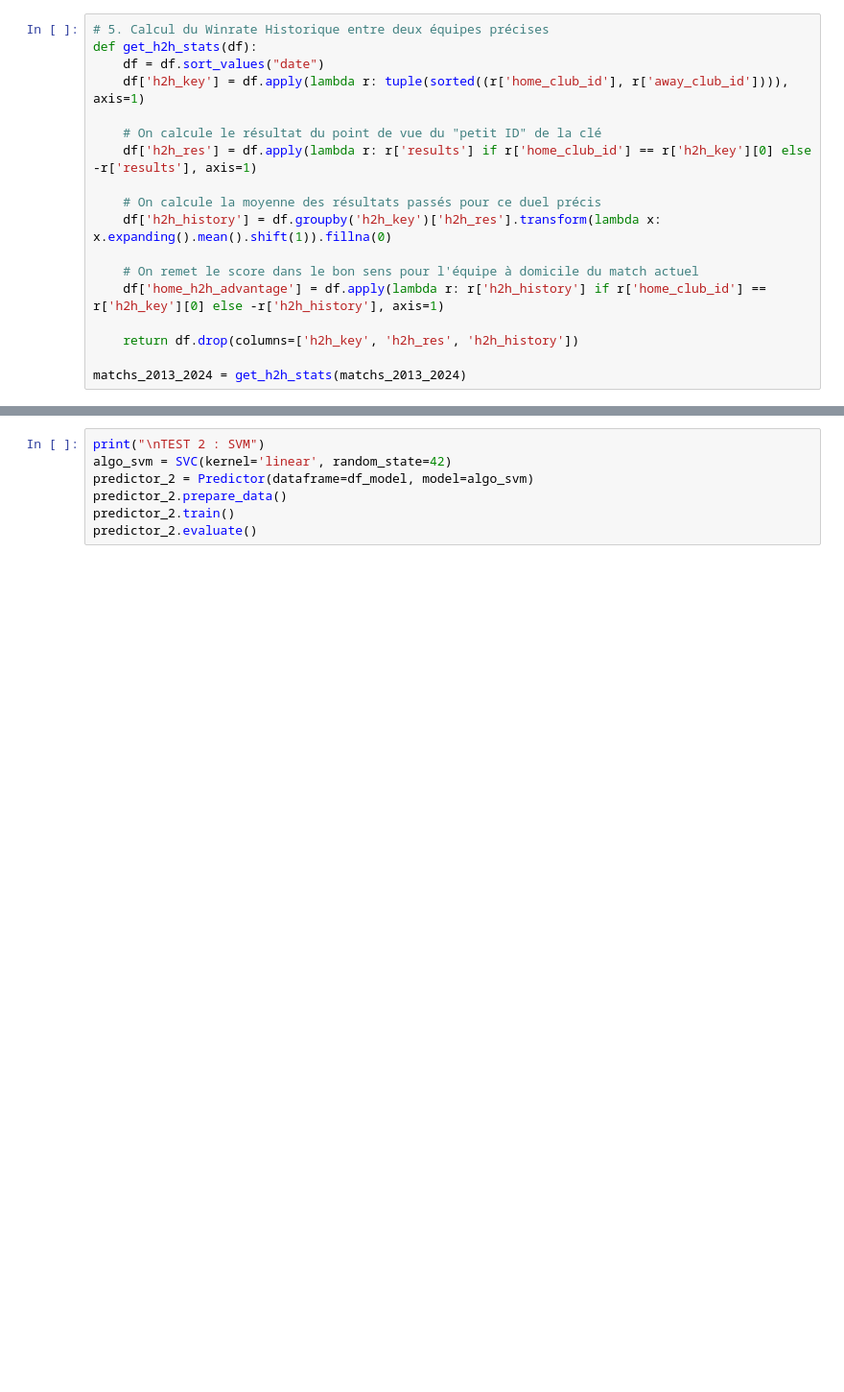
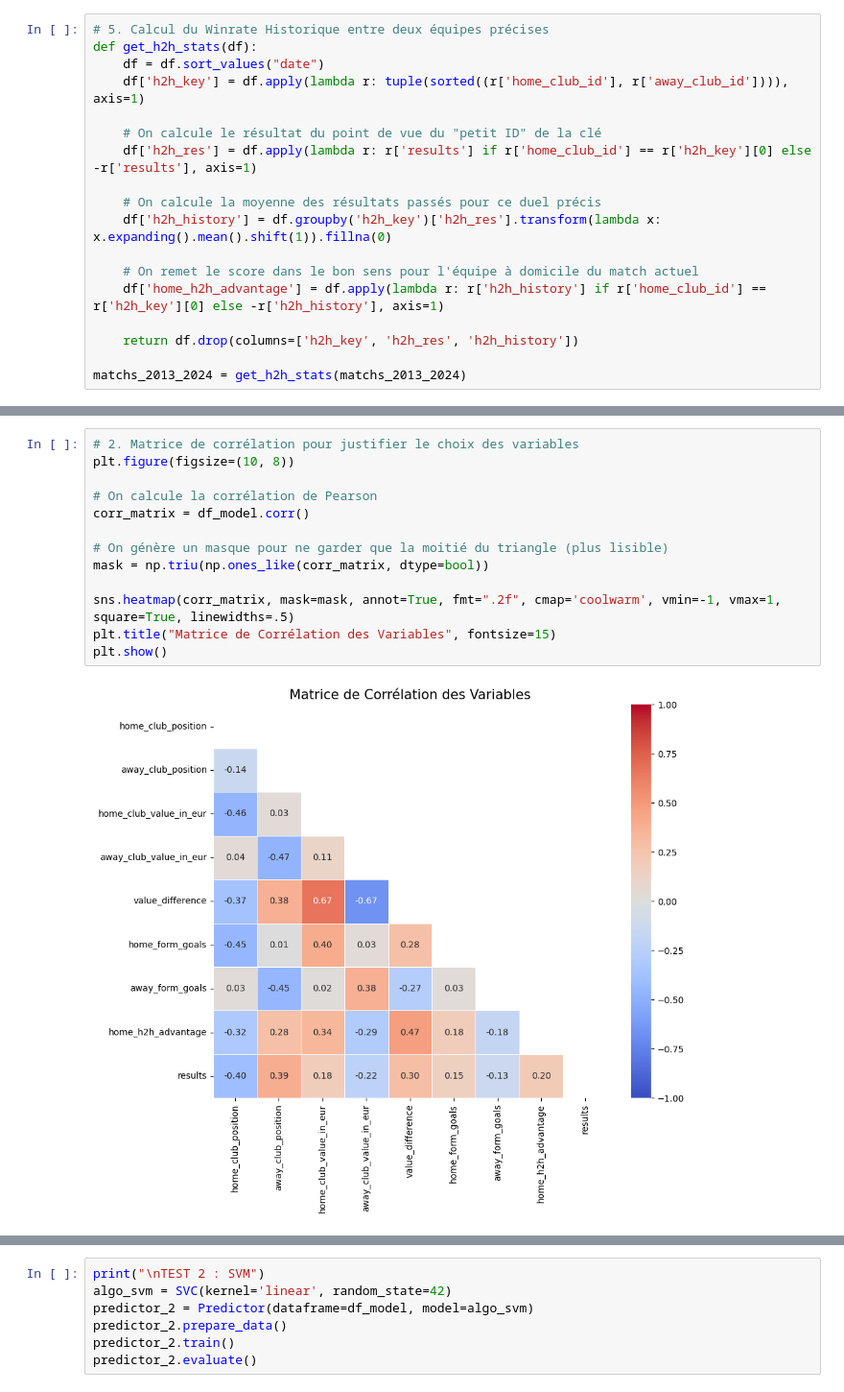
Before and after one commit to massieuxalexandre/Ligue1-Matchs-Predictions, a Jupyter notebook: main.ipynb, the cells around one changed output, grey strips where cells are left out. Shown at 96% size. Drawn from its saved outputs; the diff is of its cells as text; blank space fills up the shorter version.

```diff
--- a/main.ipynb
+++ b/main.ipynb
@@ -213,0 +223,15 @@ Taille du dataset propre : 4691 matchs.
+# %%
+# 2. Matrice de corrélation pour justifier le choix des variables
+plt.figure(figsize=(10, 8))
+
+# On calcule la corrélation de Pearson
+corr_matrix = df_model.corr()
+
+# On génère un masque pour ne garder que la moitié du triangle (plus lisible)
+mask = np.triu(np.ones_like(corr_matrix, dtype=bool))
+
+sns.heatmap(corr_matrix, mask=mask, annot=True, fmt=".2f", cmap='coolwarm', vmin=-1, vmax=1, square=True, linewidths=.5)
+plt.title("Matrice de Corrélation des Variables", fontsize=15)
+plt.show()
+# %% [output]
+[figure, added]
```
Also changed, not shown: parts of 22 cells of this notebook.
